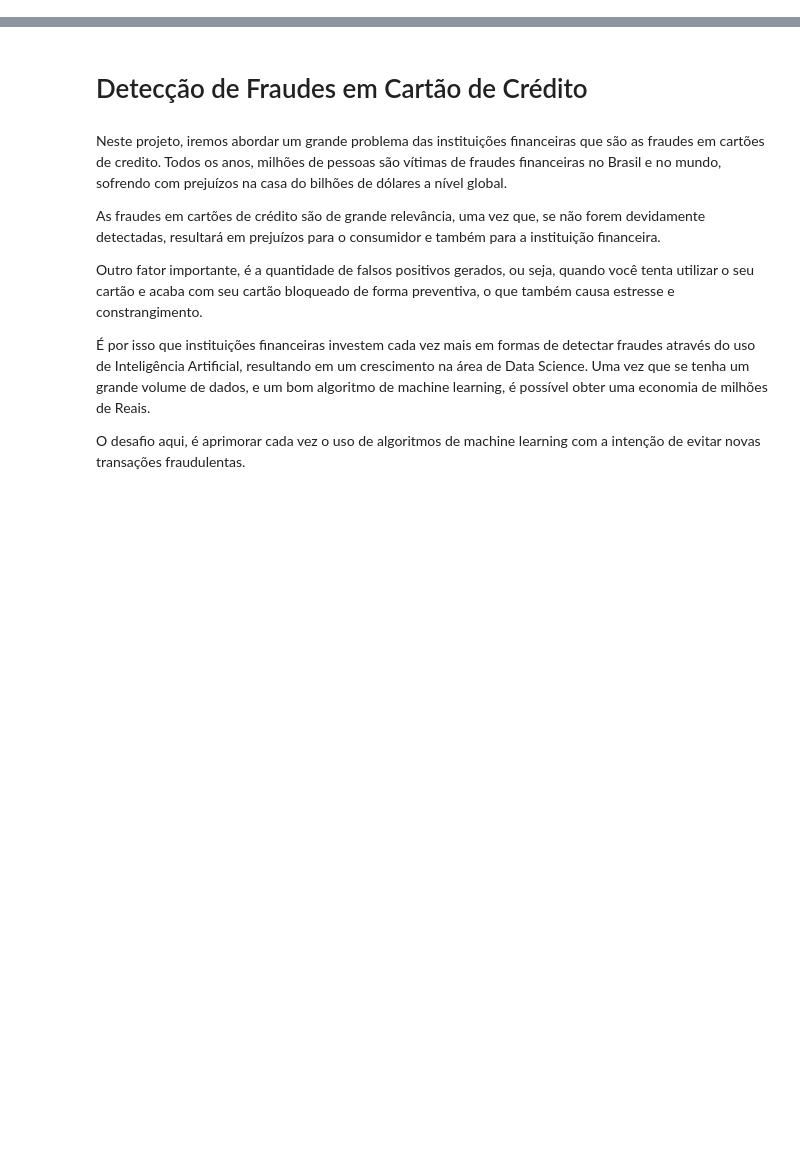
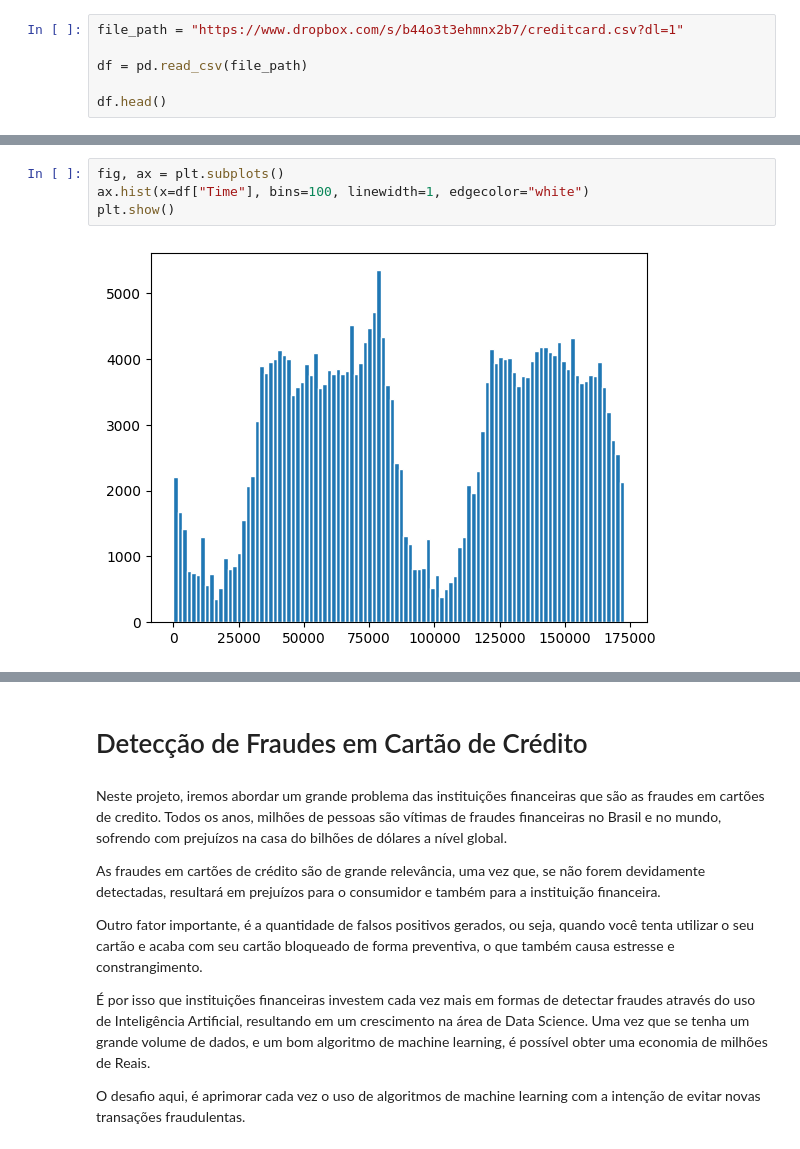
Before and after one commit to marcosilvaa/fraude-cartao-de-credito, a Jupyter notebook: fraude_cartao.ipynb, the cells around one changed output, grey strips where cells are left out. Cells and saved outputs as stored; diff of their text form; blank space fills up the shorter version.

```diff
--- a/fraude_cartao.ipynb
+++ b/fraude_cartao.ipynb
@@ -0,0 +34,6 @@
+# %%
+file_path = "https://www.dropbox.com/s/b44o3t3ehmnx2b7/creditcard.csv?dl=1"
+
+df = pd.read_csv(file_path)
+
+df.head()
@@ -0,0 +106,6 @@
+# %%
+fig, ax = plt.subplots()
+ax.hist(x=df["Time"], bins=100, linewidth=1, edgecolor="white")
+plt.show()
+# %% [output]
+[figure, added]
```
Also changed, not shown: parts of 29 cells of this notebook, 1 other file.
